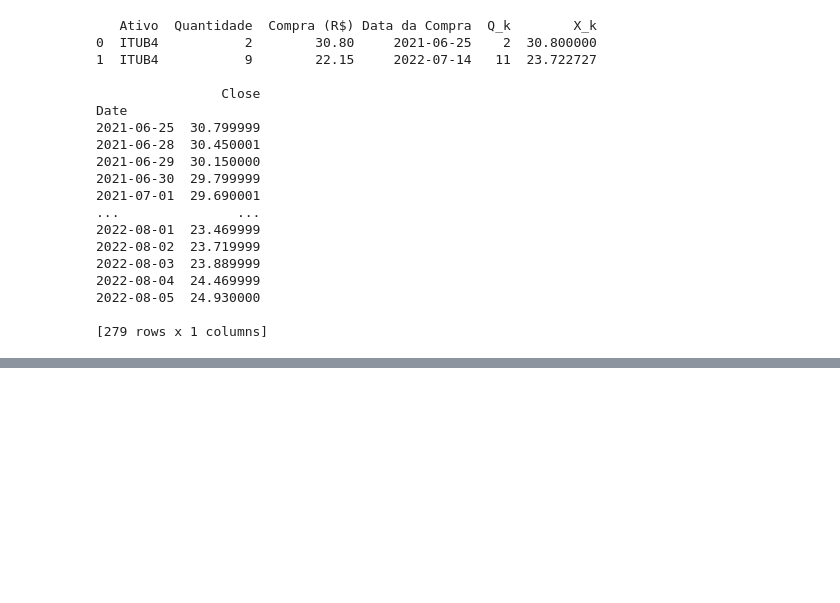
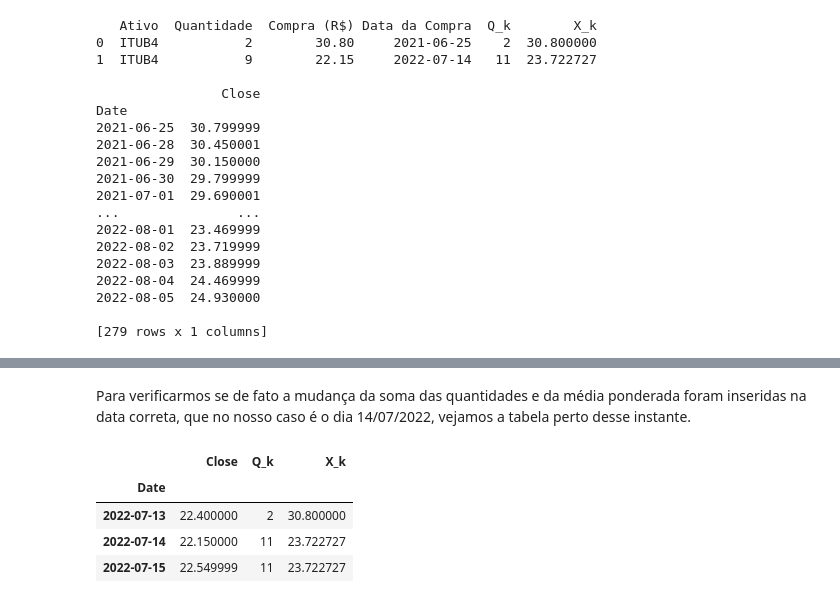
Before and after one commit to gabrielnrt/Testes, a Jupyter notebook: Mercado Financeiro/Códigos/AnaliseCarteira.ipynb, the cells around one changed output, grey strips where cells are left out. Saved outputs shown, nothing was run; the diff lists cells and outputs as text; code cells hidden in the pictures; blank space fills up the shorter version.

```diff
--- a/Mercado Financeiro/Códigos/AnaliseCarteira.ipynb
+++ b/Mercado Financeiro/Códigos/AnaliseCarteira.ipynb
@@ -477,0 +546,10 @@ Timestamp('2021-06-25 00:00:00')
+# %% [markdown]
+Para verificarmos se de fato a mudança da soma das quantidades e da média ponderada foram inseridas na data correta, que no nosso caso é o dia 14/07/2022, vejamos a tabela perto desse instante.
+# %%
+df.loc['2022-07-13':'2022-07-15',:]
+# %% [output]
+|  | Close | Q_k | X_k |
+| Date |  |  |  |
+| 2022-07-13 | 22.400000 | 2 | 30.800000 |
+| 2022-07-14 | 22.150000 | 11 | 23.722727 |
+| 2022-07-15 | 22.549999 | 11 | 23.722727 |
```
Also changed, not shown: parts of 10 cells of this notebook.
